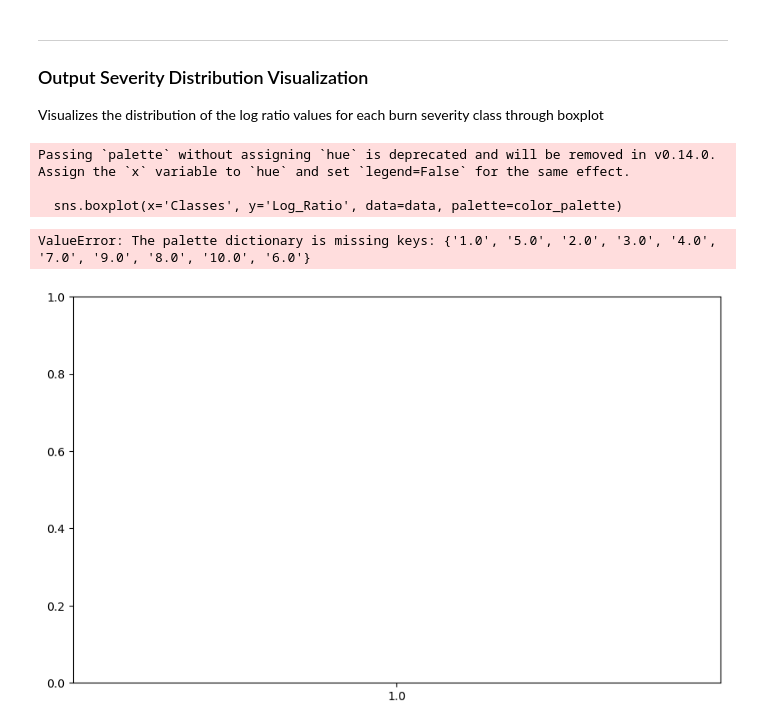
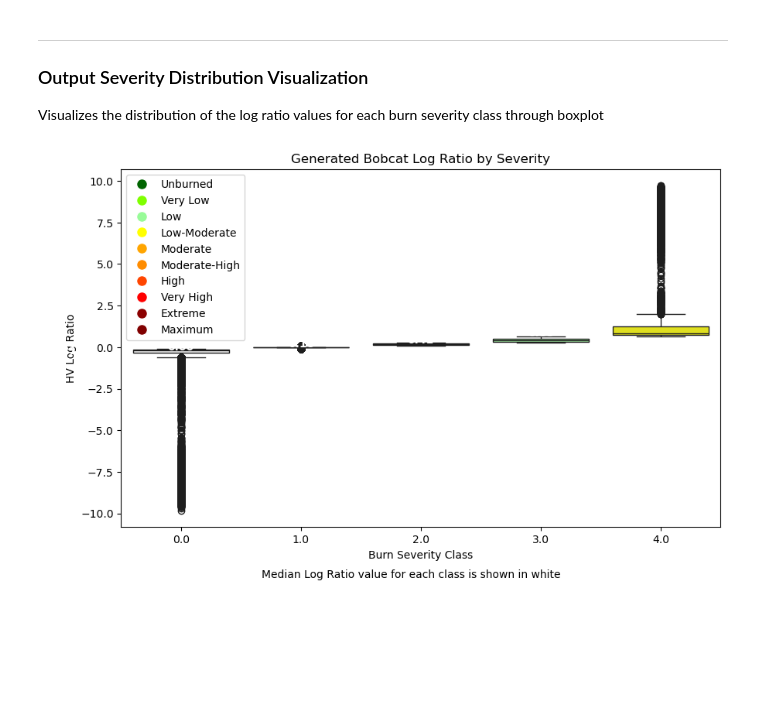
Before and after one commit to KrisMannino/uavsar-cads, a Jupyter notebook: notebook/burn_severity_generation.ipynb, the cells around one changed output. Drawn from its saved outputs; the diff is of its cells as text; code cells hidden in the pictures; blank space fills up the shorter version.

```diff
--- a/notebook/burn_severity_generation.ipynb
+++ b/notebook/burn_severity_generation.ipynb
@@ -74,9 +129,8 @@ hv_1 = bands[1]
 profile_0 = profiles[0]
 profile_1 = profiles[1]
 # %%
-##
-#hv_0[hv_0 == -1] = np.nan
-#hv_1[hv_1 == -1] = np.nan
+hv_0[hv_0 == -1] = np.nan
+hv_1[hv_1 == -1] = np.nan
 # %%
 # compute log ratio for change detection
 log_ratio = np.log10(hv_0/hv_1)
@@ -135,38 +268,56 @@ Visualizes the distribution of the log ratio values for each burn severity class
 # %%
 # Flatten and filter out np.nan values
 flat_log_ratio = log_ratio[~np.isnan(classes)]
 flat_classes = classes[~np.isnan(classes)]
 
 # Create a DataFrame for seaborn
 data = pd.DataFrame({'Classes': flat_classes, 'Log_Ratio': flat_log_ratio})
 
 # Color Palette corresponding to MTBS's mapping
-color_palette = {1: '#006400', 2: '#7fffd4', 3: '#ffff00', 4: '#ff0000'}
+color_palette = {
+    1: '#006400',  # Dark green (unburned)
+    2: '#7fff00',  # Light green (very low severity)
+    3: '#98FB98',  # Pale green
+    4: '#FFFF00',  # Yellow
+    5: '#FFA500',  # Orange
+    6: '#FF8C00',  # Dark orange
+    7: '#FF4500',  # Orange red
+    8: '#FF0000',  # Red
+    9: '#8B0000',  # Dark red
+    10: '#800000'  # Maroon (highest severity)
+}
 
 # Create the boxplot
 plt.figure(figsize=(10, 6))
-sns.boxplot(x='Classes', y='Log_Ratio', data=data, palette=color_palette)
+sns.boxplot(x='Classes', y='Log_Ratio', hue='Classes', data=data, palette=color_palette)
 
 # Add median values
 medians = data.groupby('Classes')['Log_Ratio'].median()
 for idx, val in medians.items():
     plt.text(idx - 1, val, f'{val:.2f}', horizontalalignment='center', verticalalignment='center', fontsize=10, color='white', fontweight='extra bold')
 
 # Create a legend
-legend_labels = {1: 'Unburned', 2: 'Low', 3: 'Moderate', 4: 'High'}
+legend_labels = {
+    1: 'Unburned',
+    2: 'Very Low',
+    3: 'Low',
+    4: 'Low-Moderate',
+    5: 'Moderate',
+    6: 'Moderate-High',
+    7: 'High',
+    8: 'Very High',
+    9: 'Extreme',
+    10: 'Maximum'
+}
 legend_elements = [plt.Line2D([0], [0], marker='o', color='w', label=legend_labels[key], markersize=10, markerfacecolor=color_palette[key]) for key in color_palette]
 plt.legend(handles=legend_elements)
 
 # Plot Labelings
 plt.title('Generated Bobcat Log Ratio by Severity')
 plt.xlabel('Burn Severity Class')
 plt.ylabel('HV Log Ratio')
 caption = 'Median Log Ratio value for each class is shown in white'
 plt.figtext(0.5, 0, caption, ha='center', fontsize=10, color='black')
 plt.show()
 # %% [output]
-Passing `palette` without assigning `hue` is deprecated and will be removed in v0.14.0. Assign the `x` variable to `hue` and set `legend=False` for the same effect.
-
-  sns.boxplot(x='Classes', y='Log_Ratio', data=data, palette=color_palette)
-ValueError: The palette dictionary is missing keys: {'1.0', '5.0', '2.0', '3.0', '4.0', '7.0', '9.0', '8.0', '10.0', '6.0'}
-[figure, old version]
+[figure, new version]
```
Also changed, not shown: parts of 17 cells of this notebook, 3 other files.
